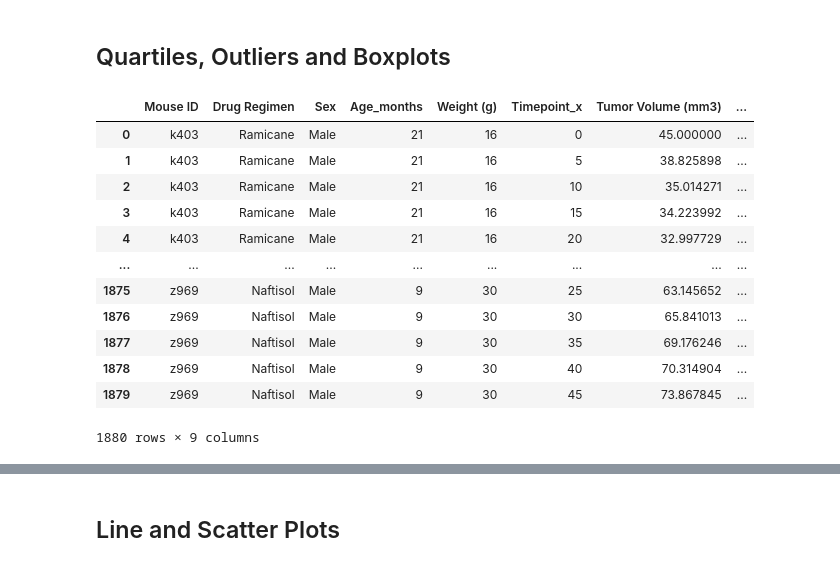
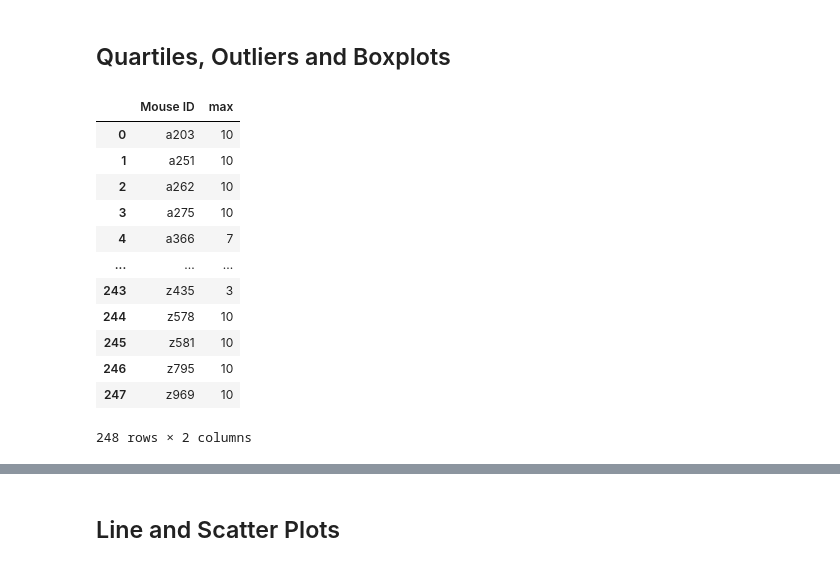
Before and after one commit to emmybsu/MatPlotLib-ECruz, a Jupyter notebook: pymaceuticals_starter-Emily Cruz2.ipynb, the cells around one changed output, grey strips where cells are left out. Drawn from its saved outputs; the diff is of its cells as text; code cells hidden in the pictures.

Commit message:
4 drugs

```diff
--- a/pymaceuticals_starter-Emily Cruz2.ipynb
+++ b/pymaceuticals_starter-Emily Cruz2.ipynb
@@ -258,28 +256,32 @@ plt.show()
 # %%
 # Calculate the final tumor volume of each mouse across four of the treatment regimens:
 # Capomulin, Ramicane, Infubinol, and Ceftamin
 # capomulin = clean_df.loc[clean_df['Drug Regimen'] == 'Capomulin',]
 # capomulin
 # Start by getting the last (greatest) timepoint for each mouse
-gender_max_tp = clean_df.groupby(['Mouse ID'])['Timepoint'].max()
+#gender_max_tp = clean_df.groupby(['Mouse ID'], as_index=False)['Timepoint'].max()#['Tumor Volume(mm3)']
+#gender_max_tp({'max':clean_df.groupby(['Mouse ID'].)size()}).reset_index()
+gender_max_tp= clean_df.groupby(["Mouse ID"]).size().to_frame(name = 'max').reset_index()
+# gender_max_tp
+
+# all_types_gender = gender_max_tp.to_frame([['Tumor Volume (mm3)']])
+# all_types_gender
+#clean_df5= gender_max_tp.to_frame()
+
+#clean_df5
+
 gender_max_tp
-
-# short_df = clean_df[['Drug Regimen','Tumor Volume (mm3)' ]]
-# short_df
-# Merge this group df with the original dataframe to get the tumor volume at the last timepoint
-last_tp_aclean_df = pd.merge(clean_df,gender_max_tp,how='left',on=['Mouse ID'])
-last_tp_aclean_df
 # %% [output]
-|  | Mouse ID | Drug Regimen | Sex | Age_months | Weight (g) | Timepoint_x | Tumor Volume (mm3) | ... |
-| 0 | k403 | Ramicane | Male | 21 | 16 | 0 | 45.000000 | ... |
-| 1 | k403 | Ramicane | Male | 21 | 16 | 5 | 38.825898 | ... |
-| 2 | k403 | Ramicane | Male | 21 | 16 | 10 | 35.014271 | ... |
-| 3 | k403 | Ramicane | Male | 21 | 16 | 15 | 34.223992 | ... |
-| 4 | k403 | Ramicane | Male | 21 | 16 | 20 | 32.997729 | ... |
-| ... | ... | ... | ... | ... | ... | ... | ... | ... |
-| 1875 | z969 | Naftisol | Male | 9 | 30 | 25 | 63.145652 | ... |
-| 1876 | z969 | Naftisol | Male | 9 | 30 | 30 | 65.841013 | ... |
-| 1877 | z969 | Naftisol | Male | 9 | 30 | 35 | 69.176246 | ... |
-| 1878 | z969 | Naftisol | Male | 9 | 30 | 40 | 70.314904 | ... |
-| 1879 | z969 | Naftisol | Male | 9 | 30 | 45 | 73.867845 | ... |
+|  | Mouse ID | max |
+| 0 | a203 | 10 |
+| 1 | a251 | 10 |
+| 2 | a262 | 10 |
+| 3 | a275 | 10 |
+| 4 | a366 | 7 |
+| ... | ... | ... |
+| 243 | z435 | 3 |
+| 244 | z578 | 10 |
+| 245 | z581 | 10 |
+| 246 | z795 | 10 |
+| 247 | z969 | 10 |
-1880 rows × 9 columns
+248 rows × 2 columns
```
Also changed, not shown: parts of 21 cells of this notebook, 4 other files.
